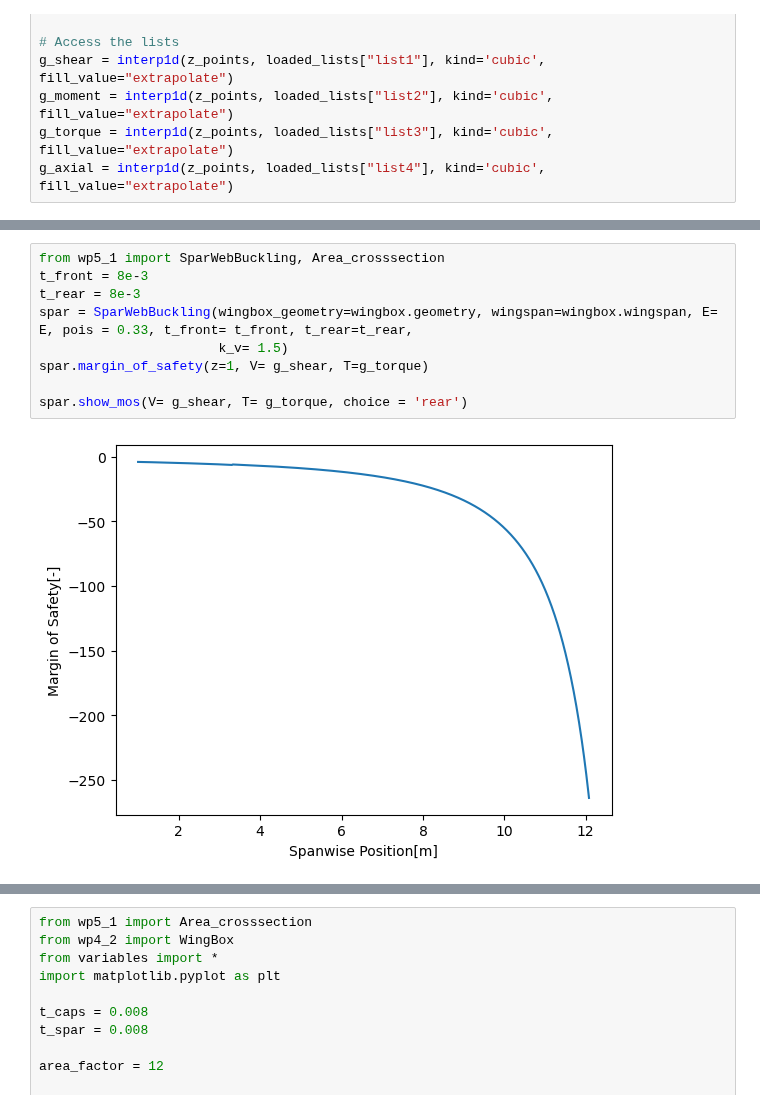
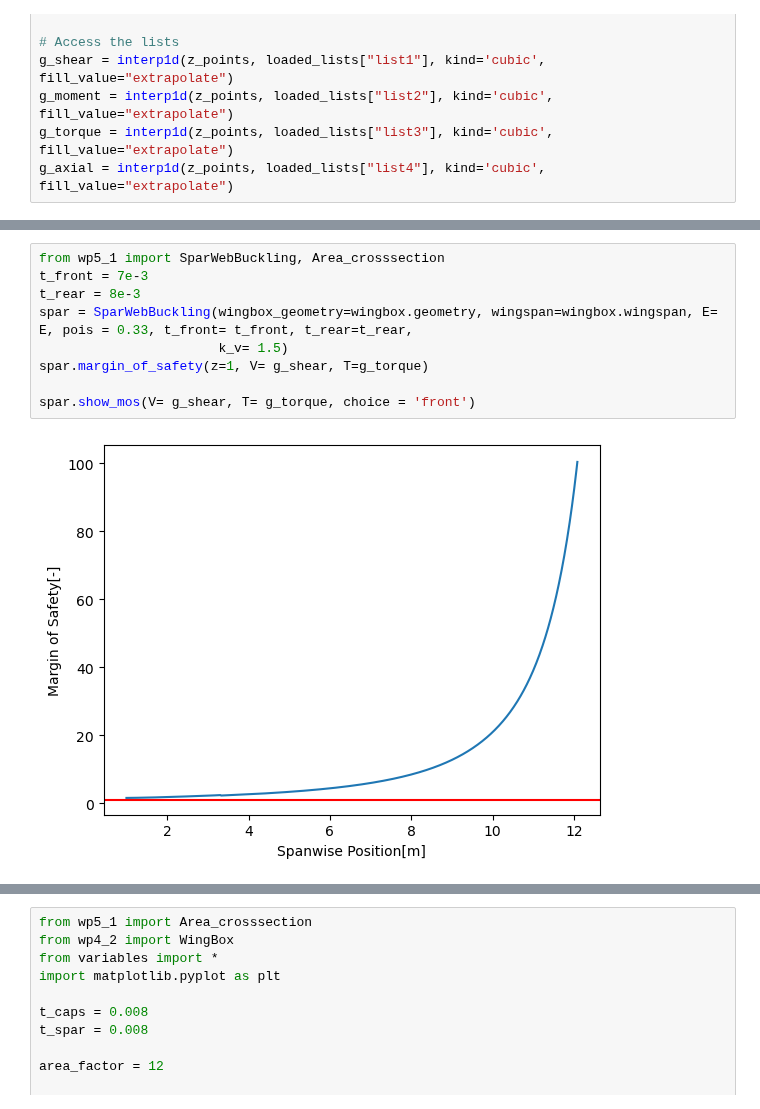
Before and after one commit to federicoangioni/AE2111-I-Aerospace-System-Design, a Jupyter notebook: WP4-5/main_faster.ipynb, the cells around one changed output, grey strips where cells are left out. Drawn from its saved outputs; the diff is of its cells as text.

```diff
--- a/WP4-5/main_faster.ipynb
+++ b/WP4-5/main_faster.ipynb
@@ -224,14 +176,14 @@ zstandard                         0.22.0
 # %%
 from wp5_1 import SparWebBuckling, Area_crosssection
-t_front = 8e-3
+t_front = 7e-3
 t_rear = 8e-3
 spar = SparWebBuckling(wingbox_geometry=wingbox.geometry, wingspan=wingbox.wingspan, E= E, pois = 0.33, t_front= t_front, t_rear=t_rear,
                        k_v= 1.5)
 spar.margin_of_safety(z=1, V= g_shear, T=g_torque)
 
-spar.show_mos(V= g_shear, T= g_torque, choice = 'rear')
+spar.show_mos(V= g_shear, T= g_torque, choice = 'front')
 # %% [output]
-[figure, old version]
+[figure, new version]
 # %%
 from wp5_1 import Stringer_bucklin
 
```
Also changed, not shown: parts of 4 cells of this notebook, 4 other files.
